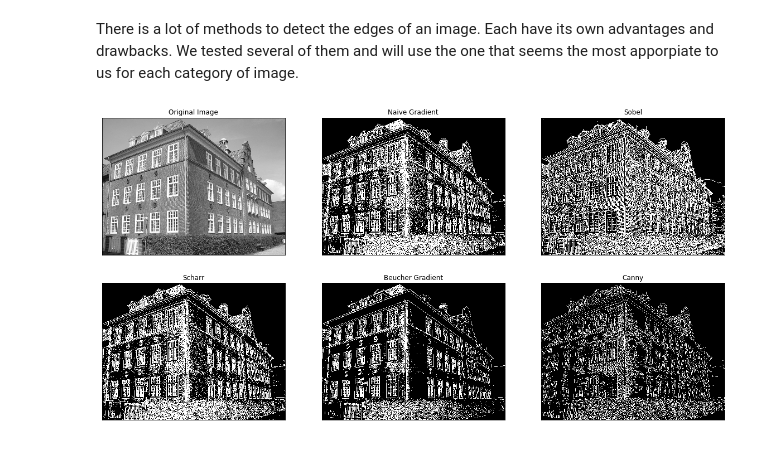
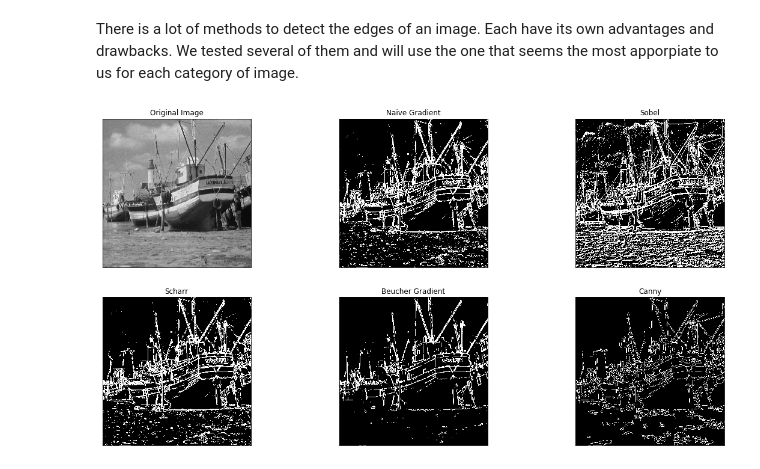
Before and after one commit to hokolomopo/Edge-and-Ellipse-detection, a Jupyter notebook: Untitled.ipynb, the cells around one changed output. Cells and saved outputs as stored; diff of their text form; code cells hidden in the pictures.

```diff
--- a/Untitled.ipynb
+++ b/Untitled.ipynb
@@ -14,15 +17,15 @@ from line import *
 # %%
-img = load_gray_img("img/building.png")
+img = load_gray_img("img/boat.png")
 
 grad_sobel = sobel_edge(img)
 grad_naive = naive_gradient(img)
 grad_scharr = scharr_edge(img)
 grad_beucher = beucher_edge(img)
 grad_canny = canny_edge(img)
 
 tools.multiPlot(2, 3,
         (img, grad_naive, grad_sobel, grad_scharr, grad_beucher, grad_canny),
         ('Original Image', 'Naive Gradient', 'Sobel', 'Scharr', 'Beucher Gradient', 'Canny'),
         cmap_tuple=(cm.gray, cm.gray, cm.gray, cm.gray, cm.gray, cm.gray))
 # %% [output]
-[figure, old version]
+[figure, new version]
```
Also changed, not shown: parts of 11 cells of this notebook, 5 other files.
